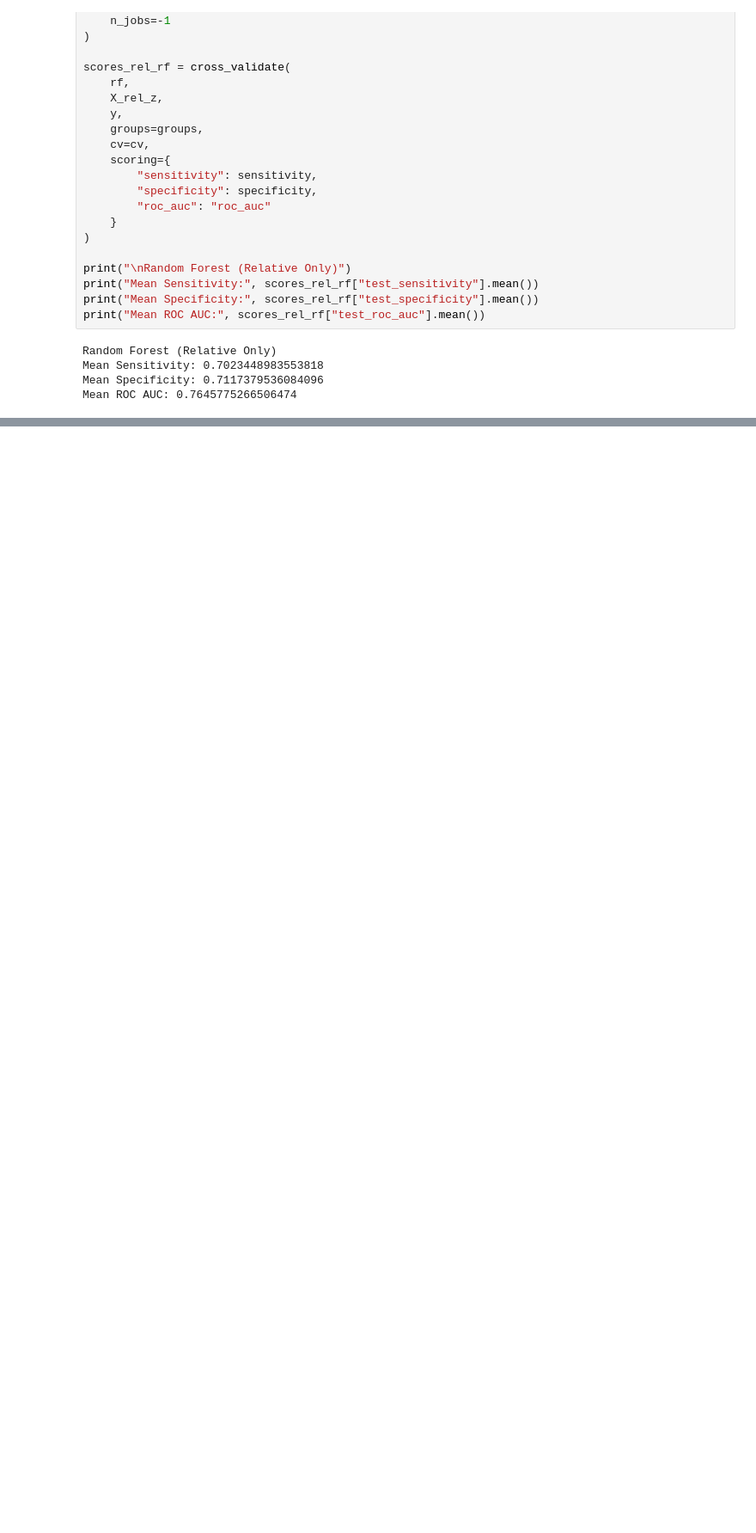
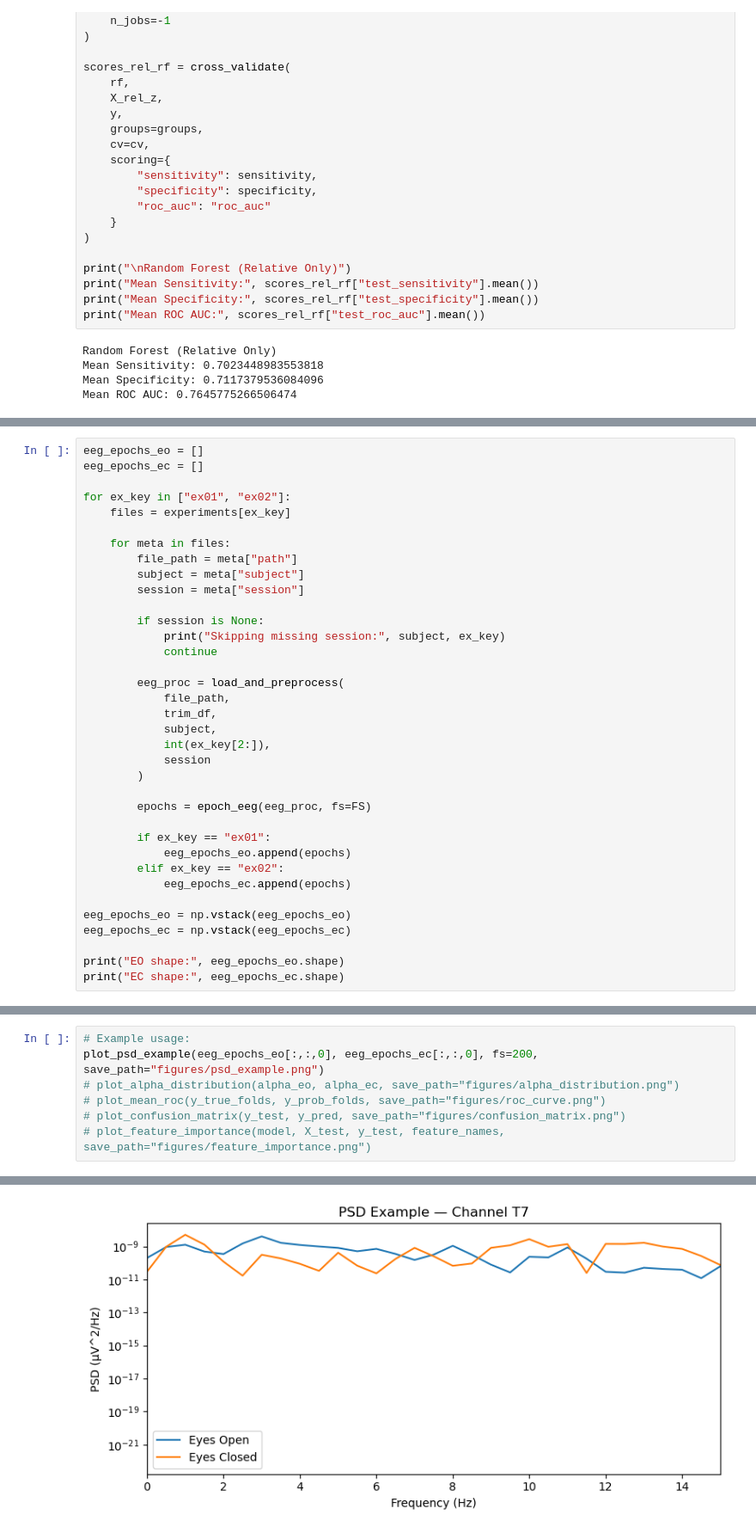
Before and after one commit to cristopher-d-delgado/Analysis-of-EEG-Signal, a Jupyter notebook: eda.ipynb, the cells around one changed output, grey strips where cells are left out. Shown at 86% size. Drawn from its saved outputs; the diff is of its cells as text; blank space fills up the shorter version.

Commit message:
attempting to create visuals of phenomenom of eyes clsed vs open

```diff
--- a/eda.ipynb
+++ b/eda.ipynb
@@ -1443,0 +867,36 @@ Mean ROC AUC: 0.7645775266506474
+# %%
+eeg_epochs_eo = []
+eeg_epochs_ec = []
+
+for ex_key in ["ex01", "ex02"]:
+    files = experiments[ex_key]
+
+    for meta in files:
+        file_path = meta["path"]
+        subject = meta["subject"]
+        session = meta["session"]
+
+        if session is None:
+            print("Skipping missing session:", subject, ex_key)
+            continue
+
+        eeg_proc = load_and_preprocess(
+            file_path,
+            trim_df,
+            subject,
+            int(ex_key[2:]),
+            session
+        )
+
+        epochs = epoch_eeg(eeg_proc, fs=FS)
+
+        if ex_key == "ex01":
+            eeg_epochs_eo.append(epochs)
+        elif ex_key == "ex02":
+            eeg_epochs_ec.append(epochs)
+
+eeg_epochs_eo = np.vstack(eeg_epochs_eo)
+eeg_epochs_ec = np.vstack(eeg_epochs_ec)
+
+print("EO shape:", eeg_epochs_eo.shape)
+print("EC shape:", eeg_epochs_ec.shape)
@@ -1443,0 +1099,8 @@ Mean ROC AUC: 0.7645775266506474
+# %%
+# Example usage:
+plot_psd_example(eeg_epochs_eo[:,:,0], eeg_epochs_ec[:,:,0], fs=200, save_path="figures/psd_example.png")
+# plot_alpha_distribution(alpha_eo, alpha_ec, save_path="figures/alpha_distribution.png")
+# plot_mean_roc(y_true_folds, y_prob_folds, save_path="figures/roc_curve.png")
+# plot_confusion_matrix(y_test, y_pred, save_path="figures/confusion_matrix.png")
+# plot_feature_importance(model, X_test, y_test, feature_names, save_path="figures/feature_importance.png")
+# %% [output]
@@ -1443,0 +1108 @@ Mean ROC AUC: 0.7645775266506474
+[figure, added]
```
Also changed, not shown: parts of 21 cells of this notebook, 3 other files.
